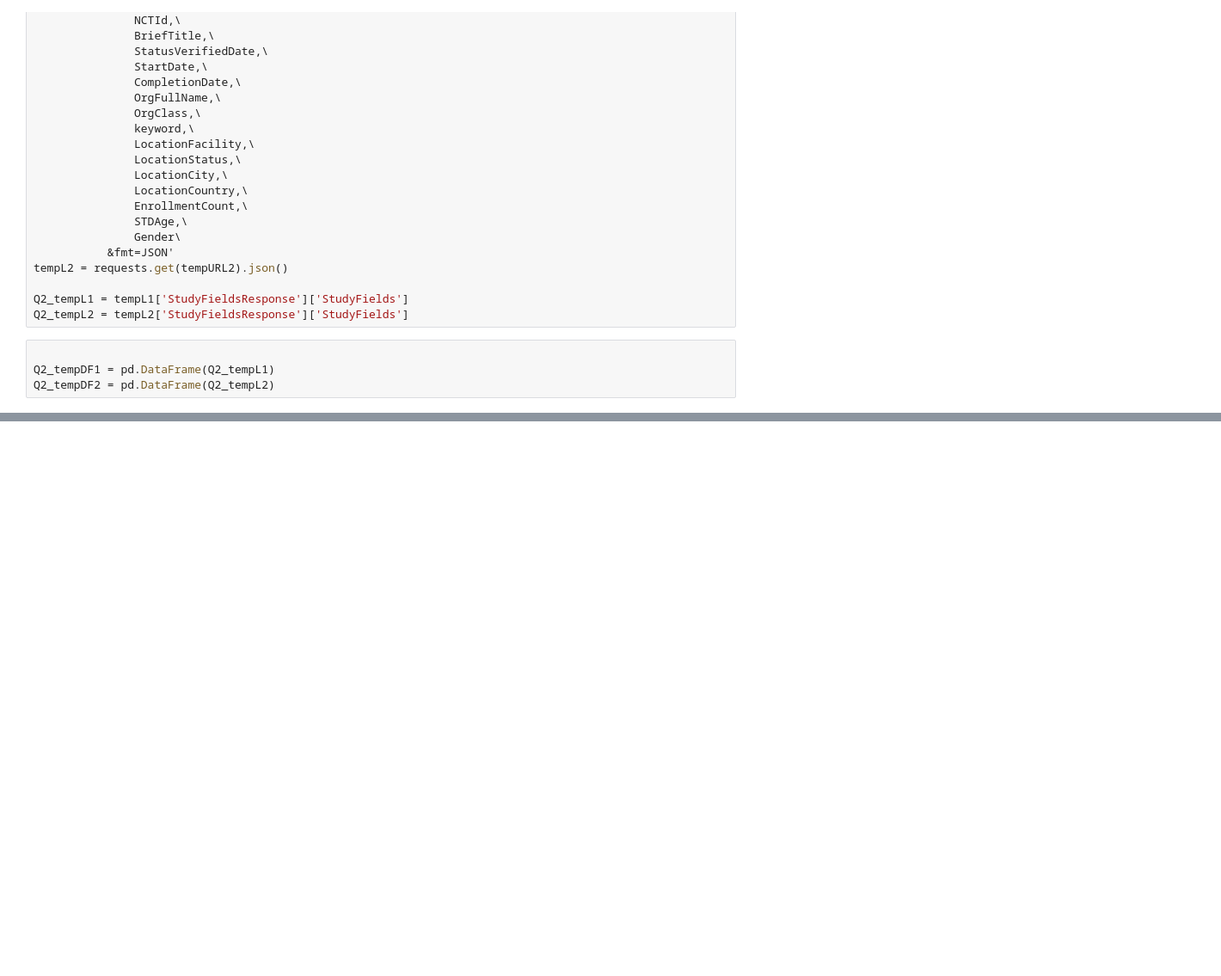
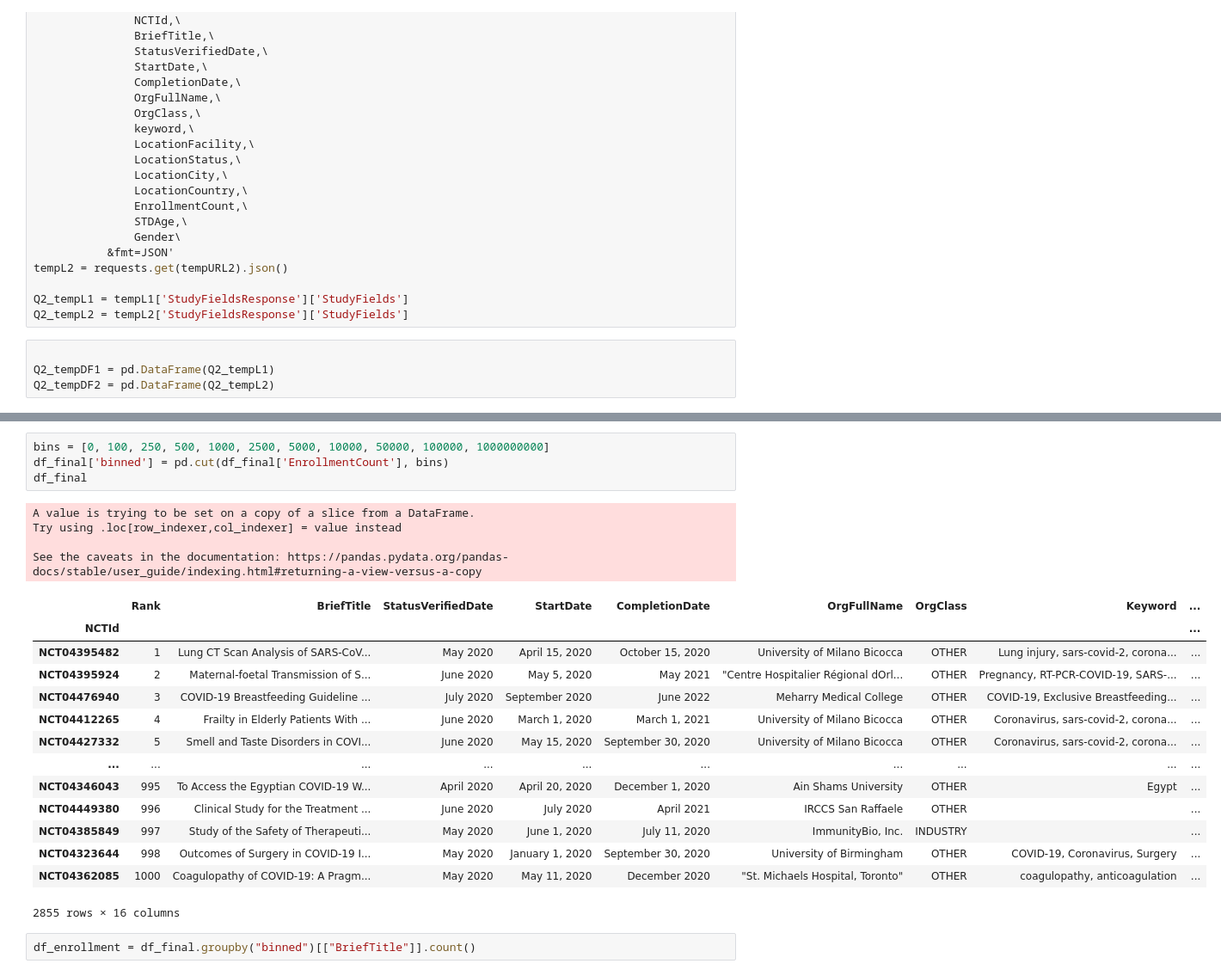
Before and after one commit to nick-nasse/pyd-pyper, a Jupyter notebook: Project - Nasse Clean.ipynb, the cells around one changed output, grey strips where cells are left out. Shown at 86% size. Drawn from its saved outputs; the diff is of its cells as text; blank space fills up the shorter version.

```diff
--- a/Project - Nasse Clean.ipynb
+++ b/Project - Nasse Clean.ipynb
@@ -429,0 +430,25 @@ df_final
+# %%
+bins = [0, 100, 250, 500, 1000, 2500, 5000, 10000, 50000, 100000, 1000000000]
+df_final['binned'] = pd.cut(df_final['EnrollmentCount'], bins)
+df_final
+# %% [output]
+A value is trying to be set on a copy of a slice from a DataFrame.
+Try using .loc[row_indexer,col_indexer] = value instead
+
+See the caveats in the documentation: https://pandas.pydata.org/pandas-docs/stable/user_guide/indexing.html#returning-a-view-versus-a-copy
+|  | Rank | BriefTitle | StatusVerifiedDate | StartDate | CompletionDate | OrgFullName | OrgClass | Keyword | ... |
+| NCTId |  |  |  |  |  |  |  |  | ... |
+| NCT04395482 | 1 | Lung CT Scan Analysis of SARS-CoV... | May 2020 | April 15, 2020 | October 15, 2020 | University of Milano Bicocca | OTHER | Lung injury, sars-covid-2, corona... | ... |
+| NCT04395924 | 2 | Maternal-foetal Transmission of S... | June 2020 | May 5, 2020 | May 2021 | "Centre Hospitalier Régional dOrl... | OTHER | Pregnancy, RT-PCR-COVID-19, SARS-... | ... |
+| NCT04476940 | 3 | COVID-19 Breastfeeding Guideline ... | July 2020 | September 2020 | June 2022 | Meharry Medical College | OTHER | COVID-19, Exclusive Breastfeeding... | ... |
+| NCT04412265 | 4 | Frailty in Elderly Patients With ... | June 2020 | March 1, 2020 | March 1, 2021 | University of Milano Bicocca | OTHER | Coronavirus, sars-covid-2, corona... | ... |
+| NCT04427332 | 5 | Smell and Taste Disorders in COVI... | June 2020 | May 15, 2020 | September 30, 2020 | University of Milano Bicocca | OTHER | Coronavirus, sars-covid-2, corona... | ... |
+| ... | ... | ... | ... | ... | ... | ... | ... | ... | ... |
+| NCT04346043 | 995 | To Access the Egyptian COVID-19 W... | April 2020 | April 20, 2020 | December 1, 2020 | Ain Shams University | OTHER | Egypt | ... |
+| NCT04449380 | 996 | Clinical Study for the Treatment ... | June 2020 | July 2020 | April 2021 | IRCCS San Raffaele | OTHER |  | ... |
+| NCT04385849 | 997 | Study of the Safety of Therapeuti... | May 2020 | June 1, 2020 | July 11, 2020 | ImmunityBio, Inc. | INDUSTRY |  | ... |
+| NCT04323644 | 998 | Outcomes of Surgery in COVID-19 I... | May 2020 | January 1, 2020 | September 30, 2020 | University of Birmingham | OTHER | COVID-19, Coronavirus, Surgery | ... |
+| NCT04362085 | 1000 | Coagulopathy of COVID-19: A Pragm... | May 2020 | May 11, 2020 | December 2020 | "St. Michaels Hospital, Toronto" | OTHER | coagulopathy, anticoagulation | ... |
+2855 rows × 16 columns
+# %%
+df_enrollment = df_final.groupby("binned")[["BriefTitle"]].count()
```
Also changed, not shown: parts of 22 cells of this notebook, 1 other file.
